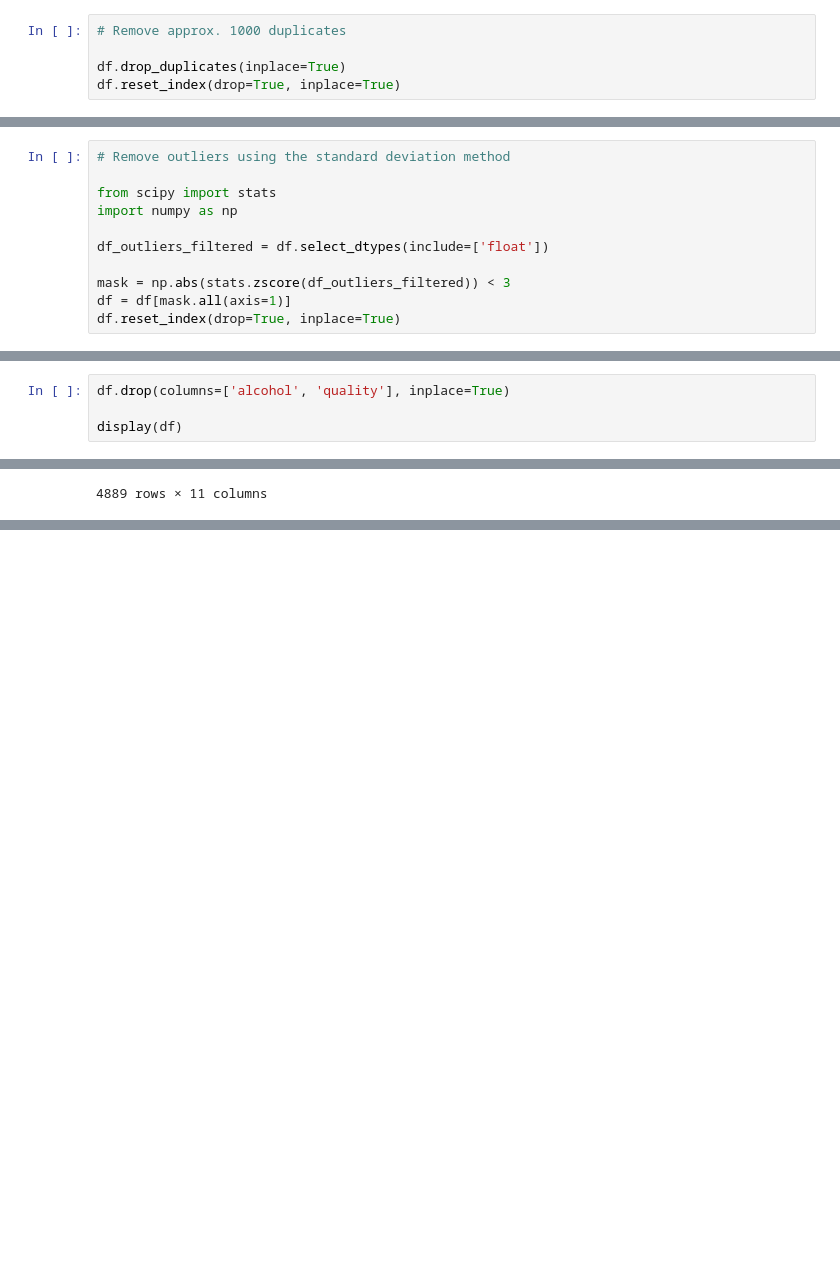
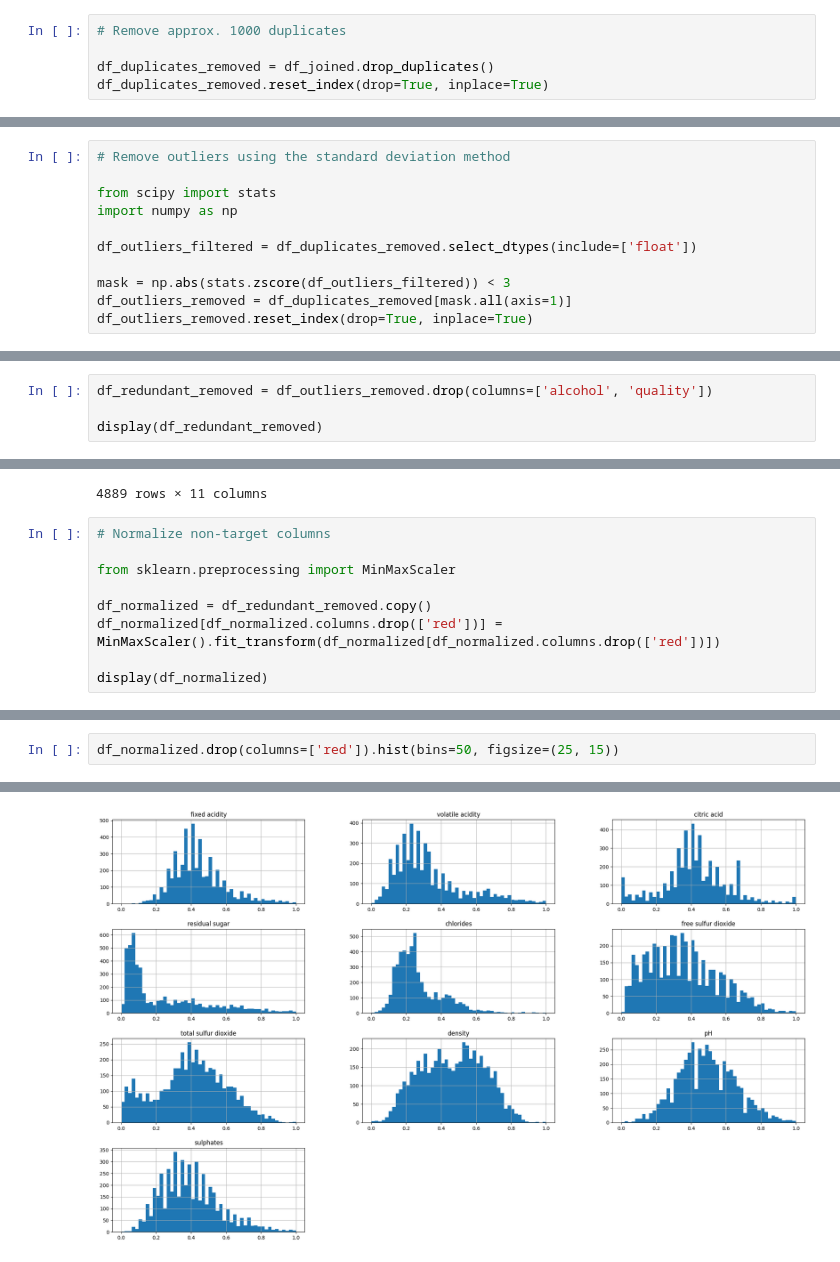
Before and after one commit to Jomaxims/deep-learning-systems, a Jupyter notebook: deep_learning_systems.ipynb, the cells around one changed output, grey strips where cells are left out. Saved outputs shown, nothing was run; the diff lists cells and outputs as text; blank space fills up the shorter version.

```diff
--- a/deep_learning_systems.ipynb
+++ b/deep_learning_systems.ipynb
@@ -95,6 +95,6 @@ display(df)
 # %%
 # Remove approx. 1000 duplicates
 
-df.drop_duplicates(inplace=True)
-df.reset_index(drop=True, inplace=True)
+df_duplicates_removed = df_joined.drop_duplicates()
+df_duplicates_removed.reset_index(drop=True, inplace=True)
 # %%
@@ -154,9 +154,9 @@ array([[<Axes: title={'center': 'fixed acidity'}>,
 from scipy import stats
 import numpy as np
 
-df_outliers_filtered = df.select_dtypes(include=['float'])
+df_outliers_filtered = df_duplicates_removed.select_dtypes(include=['float'])
 
 mask = np.abs(stats.zscore(df_outliers_filtered)) < 3
-df = df[mask.all(axis=1)]
-df.reset_index(drop=True, inplace=True)
+df_outliers_removed = df_duplicates_removed[mask.all(axis=1)]
+df_outliers_removed.reset_index(drop=True, inplace=True)
 # %%
@@ -199,9 +199,9 @@ sns.pairplot(df, hue='red', height=2.5, kind='hist', diag_kind='kde', palette={
 # %% [output]
 [figure]
 # %%
-df.drop(columns=['alcohol', 'quality'], inplace=True)
+df_redundant_removed = df_outliers_removed.drop(columns=['alcohol', 'quality'])
 
-display(df)
+display(df_redundant_removed)
 # %% [output]
 |  | fixed acidity | volatile acidity | citric acid | residual sugar | chlorides | free sulfur dioxide | ... |
 | 0 | 7.4 | 0.70 | 0.00 | 1.9 | 0.076 | 11.0 | ... |
@@ -216,3 +216,12 @@ display(df)
 | 4887 | 5.5 | 0.29 | 0.30 | 1.1 | 0.022 | 20.0 | ... |
 | 4888 | 6.0 | 0.21 | 0.38 | 0.8 | 0.020 | 22.0 | ... |
 4889 rows × 11 columns
+# %%
+# Normalize non-target columns
+
+from sklearn.preprocessing import MinMaxScaler
+
+df_normalized = df_redundant_removed.copy()
+df_normalized[df_normalized.columns.drop(['red'])] = MinMaxScaler().fit_transform(df_normalized[df_normalized.columns.drop(['red'])])
+
+display(df_normalized)
@@ -218,0 +242,3 @@ display(df)
+# %%
+df_normalized.drop(columns=['red']).hist(bins=50, figsize=(25, 15))
+# %% [output]
@@ -218,0 +256 @@ display(df)
+[figure, added]
```
Also changed, not shown: parts of 10 cells of this notebook.
